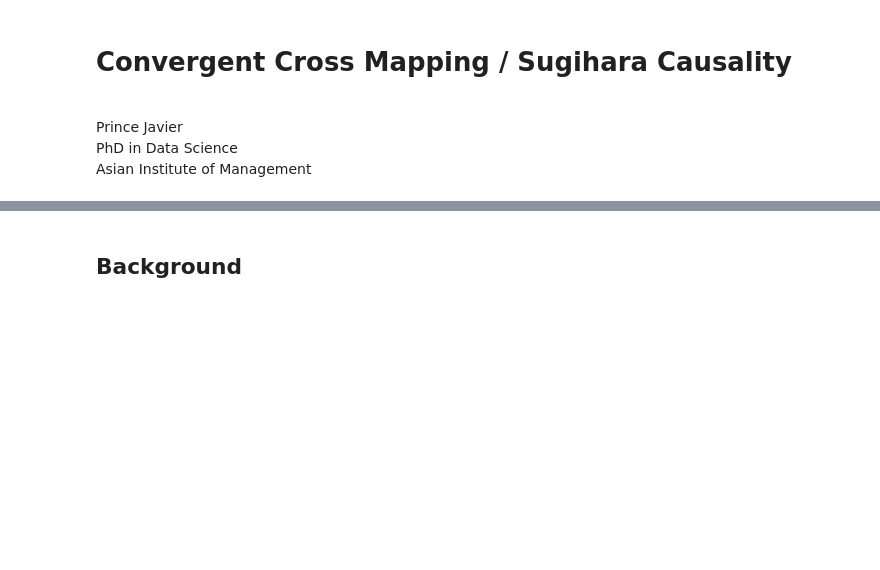
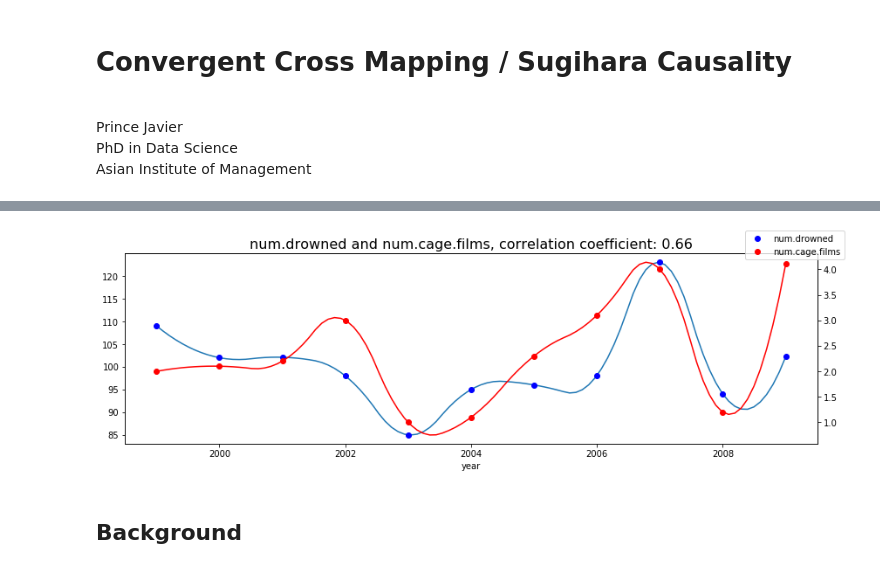
Before and after one commit to PrinceJavier/convergent_cross_mapping_import, a Jupyter notebook: ccm_sugihara.ipynb, the cells around one changed output, grey strips where cells are left out. Drawn from its saved outputs; the diff is of its cells as text; code cells hidden in the pictures; blank space fills up the shorter version.

```diff
--- a/ccm_sugihara.ipynb
+++ b/ccm_sugihara.ipynb
@@ -18,3 +30,30 @@
+# %%
+def make_plots(df, dt_name, val1_name, val2_name):
+    # smoothen
+    date_smooth = np.linspace(df[dt_name].min(), df[dt_name].max(), 100)
+    spl = make_interp_spline(df[dt_name], df[val1_name], k=2)
+    val1 = spl(date_smooth)
+    spl = make_interp_spline(df[dt_name], df[val2_name], k=2)
+    val2 = spl(date_smooth)
+    correl = np.round(np.corrcoef(df[val1_name], df[val2_name])[0][1], 2) # correlation coefficient
+
+    # plot
+    f, ax = plt.subplots(figsize=(12, 4))
+    ax.plot(date_smooth, val1, )
+    ax = df.plot(x=dt_name, y=val1_name, marker='o', c='b', linestyle='', legend=False, ax=ax)
+    ax2 = ax.twinx()
+    ax2.plot(date_smooth, val2, c='r')
+    df.plot(x=dt_name, y=val2_name, marker='o', c='r', linestyle='', legend=False, ax=ax2)
+    ax.figure.legend()
+    plt.title(f"{val1_name} and {val2_name}, correlation coefficient: {correl}", size=16)
+    plt.tight_layout()
+    plt.show()
+# %%
+df = pd.read_csv('data/chart2.csv')
+df['year'] = range(1999, 2010)
+make_plots(df, 'year', 'num.drowned', 'num.cage.films')
+# %% [output]
+[figure, added]
 # %% [markdown]
 ## Background
 # %% [markdown]
```
Also changed, not shown: parts of 41 cells of this notebook, 2 other files.
